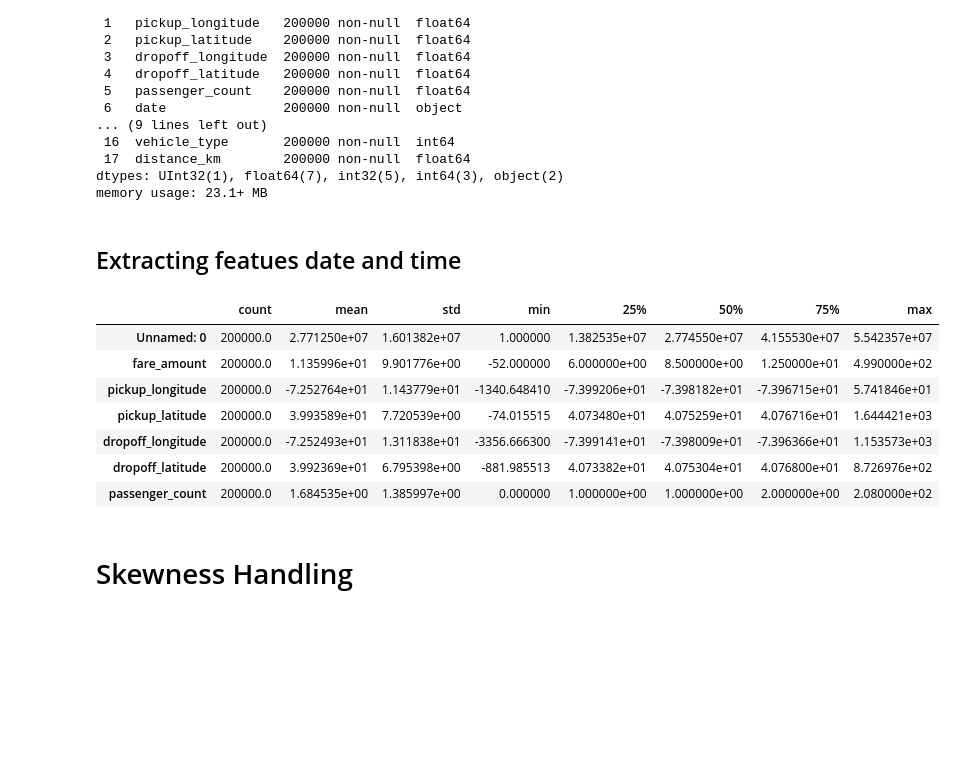
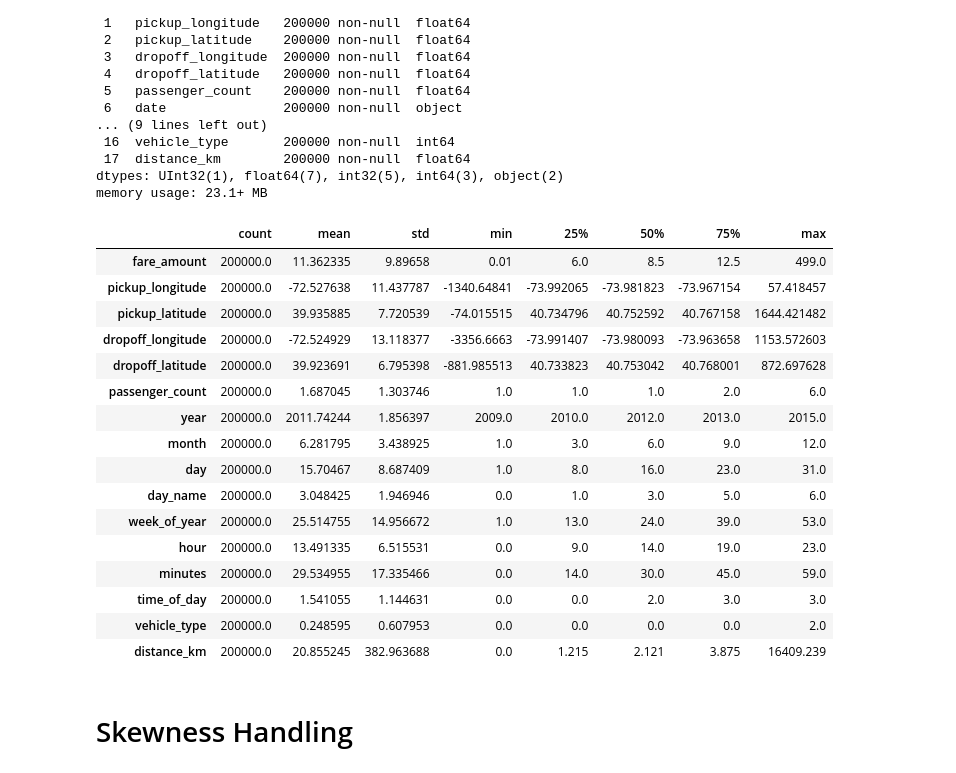
Before and after one commit to AJAYVISWA22/Uber-Fare-Prediction, a Jupyter notebook: Data_EXP.ipynb, the cells around one changed output. Saved outputs shown, nothing was run; the diff lists cells and outputs as text; code cells hidden in the pictures; blank space fills up the shorter version.

```diff
--- a/Data_EXP.ipynb
+++ b/Data_EXP.ipynb
@@ -808,2 +804,0 @@ df3
-# %% [markdown]
-## Extracting featues date and time
@@ -816,13 +805,22 @@ df3
 # %%
-df1.describe().T
+df_null.describe().T
 # %% [output]
 |  | count | mean | std | min | 25% | 50% | 75% | max |
-| Unnamed: 0 | 200000.0 | 2.771250e+07 | 1.601382e+07 | 1.000000 | 1.382535e+07 | 2.774550e+07 | 4.155530e+07 | 5.542357e+07 |
-| fare_amount | 200000.0 | 1.135996e+01 | 9.901776e+00 | -52.000000 | 6.000000e+00 | 8.500000e+00 | 1.250000e+01 | 4.990000e+02 |
-| pickup_longitude | 200000.0 | -7.252764e+01 | 1.143779e+01 | -1340.648410 | -7.399206e+01 | -7.398182e+01 | -7.396715e+01 | 5.741846e+01 |
-| pickup_latitude | 200000.0 | 3.993589e+01 | 7.720539e+00 | -74.015515 | 4.073480e+01 | 4.075259e+01 | 4.076716e+01 | 1.644421e+03 |
-| dropoff_longitude | 200000.0 | -7.252493e+01 | 1.311838e+01 | -3356.666300 | -7.399141e+01 | -7.398009e+01 | -7.396366e+01 | 1.153573e+03 |
-| dropoff_latitude | 200000.0 | 3.992369e+01 | 6.795398e+00 | -881.985513 | 4.073382e+01 | 4.075304e+01 | 4.076800e+01 | 8.726976e+02 |
-| passenger_count | 200000.0 | 1.684535e+00 | 1.385997e+00 | 0.000000 | 1.000000e+00 | 1.000000e+00 | 2.000000e+00 | 2.080000e+02 |
+| fare_amount | 200000.0 | 11.362335 | 9.89658 | 0.01 | 6.0 | 8.5 | 12.5 | 499.0 |
+| pickup_longitude | 200000.0 | -72.527638 | 11.437787 | -1340.64841 | -73.992065 | -73.981823 | -73.967154 | 57.418457 |
+| pickup_latitude | 200000.0 | 39.935885 | 7.720539 | -74.015515 | 40.734796 | 40.752592 | 40.767158 | 1644.421482 |
+| dropoff_longitude | 200000.0 | -72.524929 | 13.118377 | -3356.6663 | -73.991407 | -73.980093 | -73.963658 | 1153.572603 |
+| dropoff_latitude | 200000.0 | 39.923691 | 6.795398 | -881.985513 | 40.733823 | 40.753042 | 40.768001 | 872.697628 |
+| passenger_count | 200000.0 | 1.687045 | 1.303746 | 1.0 | 1.0 | 1.0 | 2.0 | 6.0 |
+| year | 200000.0 | 2011.74244 | 1.856397 | 2009.0 | 2010.0 | 2012.0 | 2013.0 | 2015.0 |
+| month | 200000.0 | 6.281795 | 3.438925 | 1.0 | 3.0 | 6.0 | 9.0 | 12.0 |
+| day | 200000.0 | 15.70467 | 8.687409 | 1.0 | 8.0 | 16.0 | 23.0 | 31.0 |
+| day_name | 200000.0 | 3.048425 | 1.946946 | 0.0 | 1.0 | 3.0 | 5.0 | 6.0 |
+| week_of_year | 200000.0 | 25.514755 | 14.956672 | 1.0 | 13.0 | 24.0 | 39.0 | 53.0 |
+| hour | 200000.0 | 13.491335 | 6.515531 | 0.0 | 9.0 | 14.0 | 19.0 | 23.0 |
+| minutes | 200000.0 | 29.534955 | 17.335466 | 0.0 | 14.0 | 30.0 | 45.0 | 59.0 |
+| time_of_day | 200000.0 | 1.541055 | 1.144631 | 0.0 | 0.0 | 2.0 | 3.0 | 3.0 |
+| vehicle_type | 200000.0 | 0.248595 | 0.607953 | 0.0 | 0.0 | 0.0 | 0.0 | 2.0 |
+| distance_km | 200000.0 | 20.855245 | 382.963688 | 0.0 | 1.215 | 2.121 | 3.875 | 16409.239 |
 # %% [markdown]
 # Skewness Handling
```
Also changed, not shown: parts of 52 cells of this notebook.
